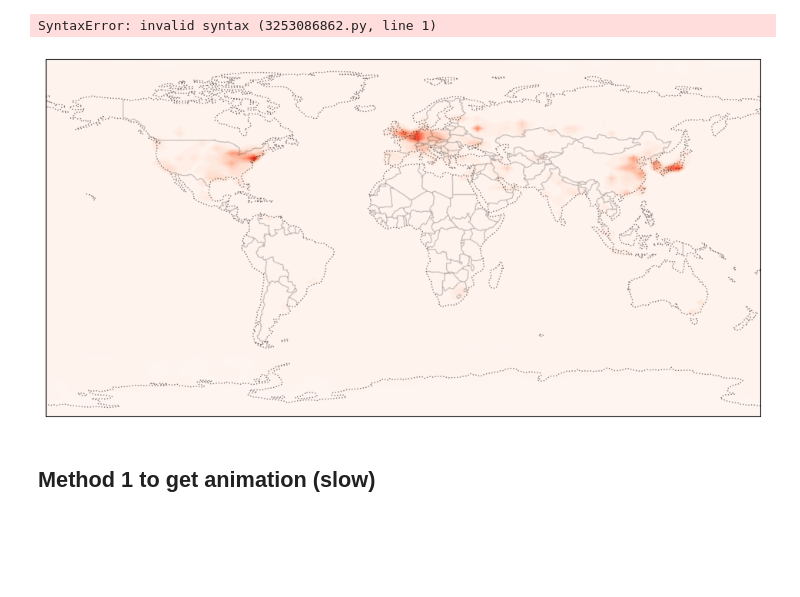
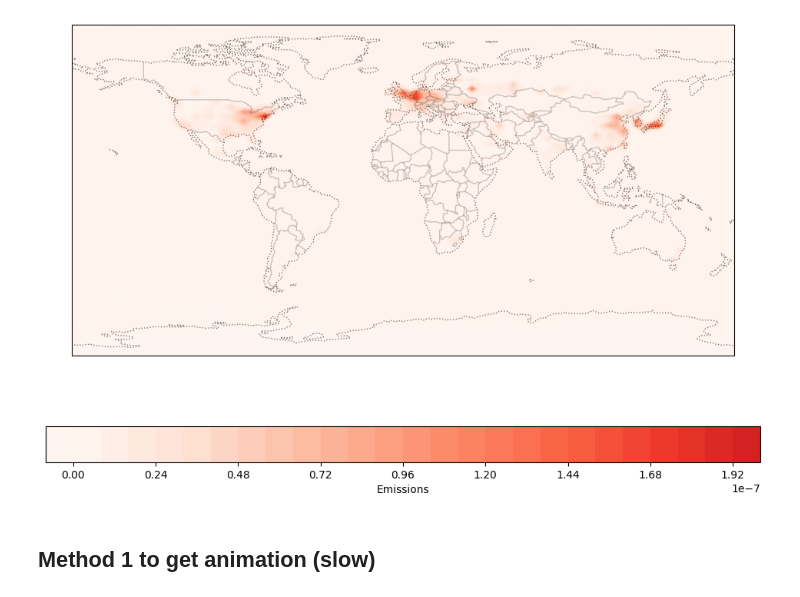
Before and after one commit to Climateyousheng/cmip7, a Jupyter notebook: forcings/emissions/cmip6_data/create_animation.ipynb, the cells around one changed output. Cells and saved outputs as stored; diff of their text form; code cells hidden in the pictures; blank space fills up the shorter version.

Commit message:
Modified several lines of the notebook.

```diff
--- a/forcings/emissions/cmip6_data/create_animation.ipynb
+++ b/forcings/emissions/cmip6_data/create_animation.ipynb
@@ -26,11 +27,13 @@ def xr_add_cyclic_point(da):
 
     return outp_da
 
+# deal with path
+dir_cwd = os.getcwd()
+dir_in = '/user/home/nd20983/ancil/cmip7/new_emissions'
+dir_scr = '/user/home/nd20983/CMIP7/forcings/emissions/cmip6_data'
+filename = 'qrclim.co2.CMIP6_historical.pp.nc'
+path = os.path.join(dir_in, filename)
 # load dataset
-ds = xr.open_dataset('qrclim.co2.CMIP6_historical.pp.nc')
+ds = xr.open_dataset(path)
 emi = ds.field1561_ua
 emi.attrs = ds.field1561_ua.attrs
-# %%
-emi10 = emi.sel([3170:],dim=['t'])
-# %% [output]
-SyntaxError: invalid syntax (3253086862.py, line 1)
@@ -44,17 +50,17 @@ time = ds.t
 # %%
 # figure
 plt.figure(figsize=(12,8))
 ax = plt.axes(projection=ccrs.PlateCarree())
 ax.coastlines(linestyle=':', alpha=0.5)
 ax.add_feature(cfeature.BORDERS, linestyle='-', alpha=0.2)
 data = emi.isel(t=3000,unspecified=0)
 c_data = xr_add_cyclic_point(data)
 
 im = plt.contourf(c_data.longitude, lat, c_data, 30, cmap='Reds',
                   transform=ccrs.PlateCarree(), vmin=vmin, vmax=vmax,)
-#cbar = plt.colorbar(im, orientation='horizontal', label='Emissions')
+cbar = plt.colorbar(im, orientation='horizontal', label='Emissions')
 # %% [output]
-[figure, old version]
+[figure, new version]
 # %% [markdown]
 ## Method 1 to get animation (slow)
 # %%
```
Also changed, not shown: parts of 5 cells of this notebook.
